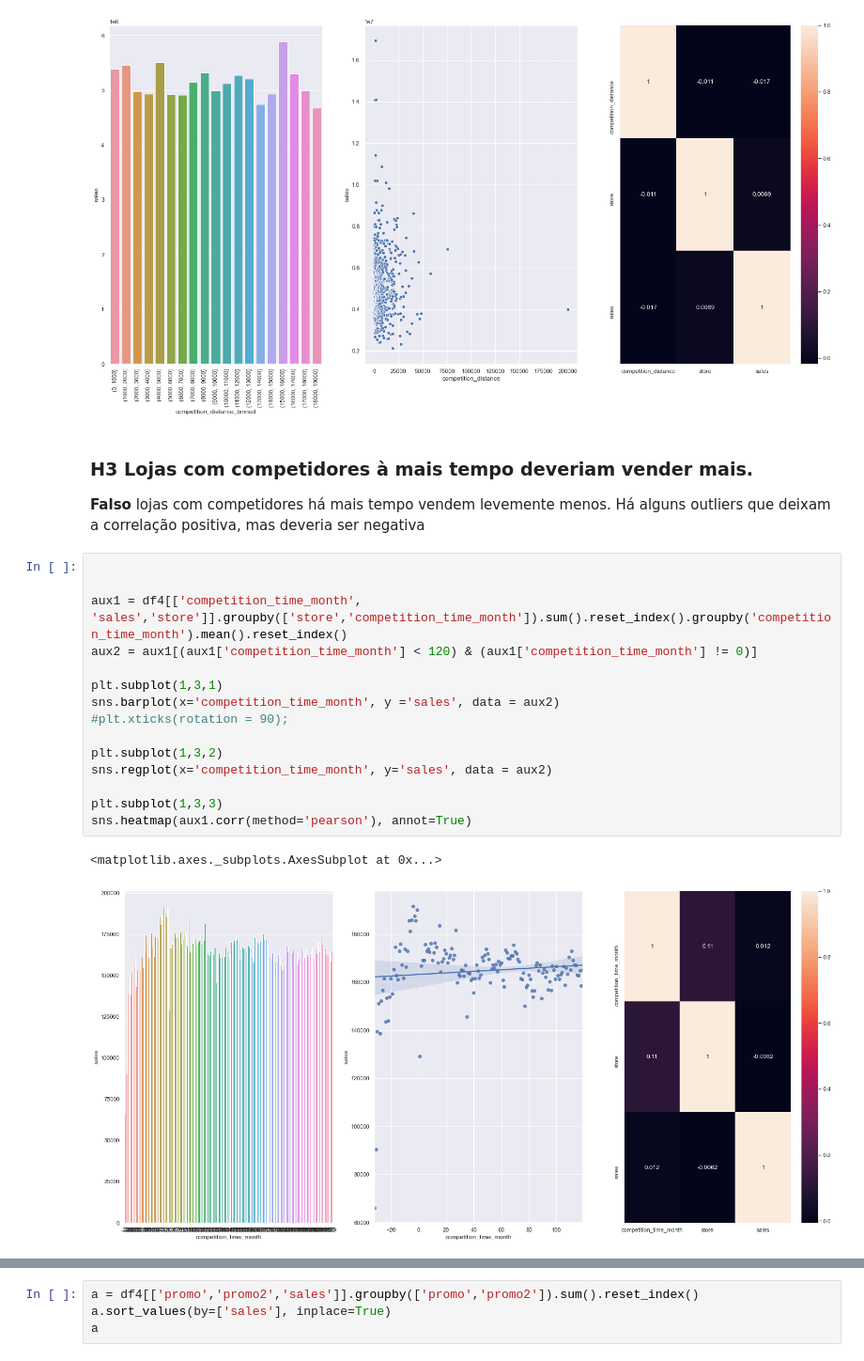
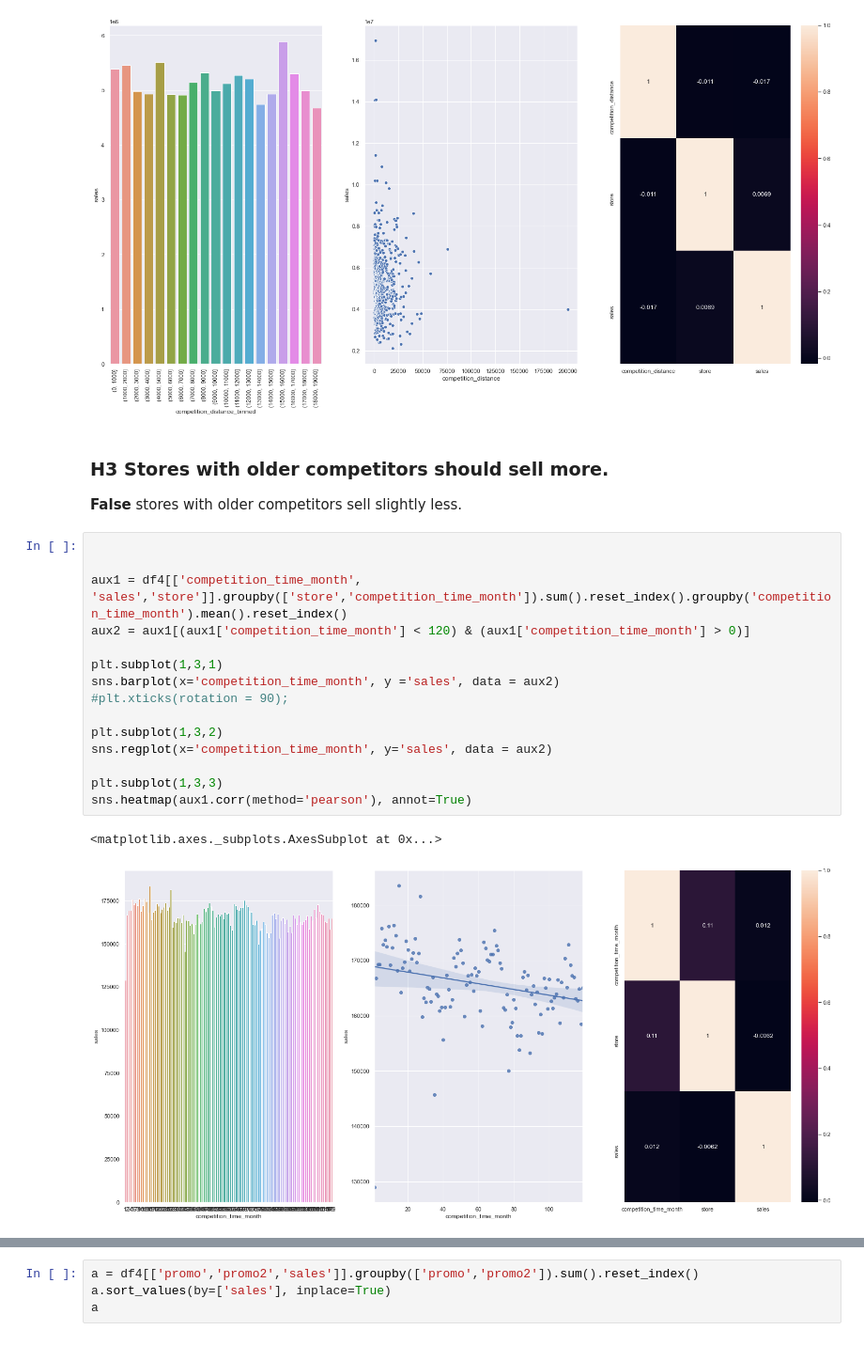
Before and after one commit to brunosantos4/Rossmann-Store-Sales, a Jupyter notebook: Rossmann_Store_Sales_Prediction.ipynb, the cells around one changed output, grey strips where cells are left out. Shown at 94% size. Cells and saved outputs as stored; diff of their text form.

```diff
--- a/Projeto_teste.ipynb
+++ b/Rossmann_Store_Sales_Prediction.ipynb
@@ -675,25 +668,24 @@ sns.heatmap(aux1.corr(method = 'pearson'), annot=True)
 # %% [output]
 <matplotlib.axes._subplots.AxesSubplot at 0x...>
 [figure]
-# %% [markdown]
-### **H3** Lojas com competidores à mais tempo deveriam vender mais.
-**Falso** lojas com competidores há mais tempo vendem levemente menos.
-Há alguns outliers que deixam a correlação positiva, mas deveria ser negativa
+# %% [markdown]
+### **H3** Stores with older competitors should sell more.
+**False** stores with older competitors sell slightly less.
 # %%
 
 
 aux1 = df4[['competition_time_month', 'sales','store']].groupby(['store','competition_time_month']).sum().reset_index().groupby('competition_time_month').mean().reset_index()
-aux2 = aux1[(aux1['competition_time_month'] < 120) & (aux1['competition_time_month'] != 0)]
+aux2 = aux1[(aux1['competition_time_month'] < 120) & (aux1['competition_time_month'] > 0)]
 
 plt.subplot(1,3,1)
 sns.barplot(x='competition_time_month', y ='sales', data = aux2)
 #plt.xticks(rotation = 90);
 
 plt.subplot(1,3,2)
 sns.regplot(x='competition_time_month', y='sales', data = aux2)
 
 plt.subplot(1,3,3)
 sns.heatmap(aux1.corr(method='pearson'), annot=True)
 # %% [output]
 <matplotlib.axes._subplots.AxesSubplot at 0x...>
-[figure, old version]
+[figure, new version]
```
Also changed, not shown: parts of 74 cells of this notebook, 2 other files.
